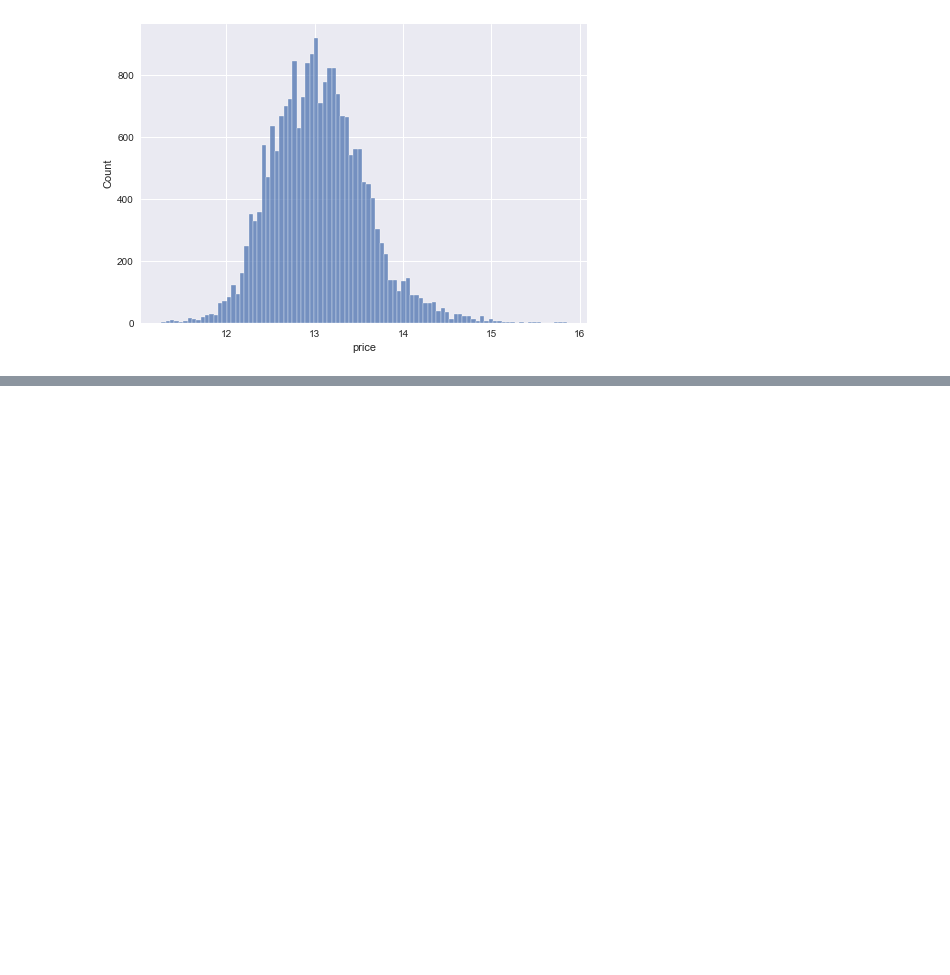
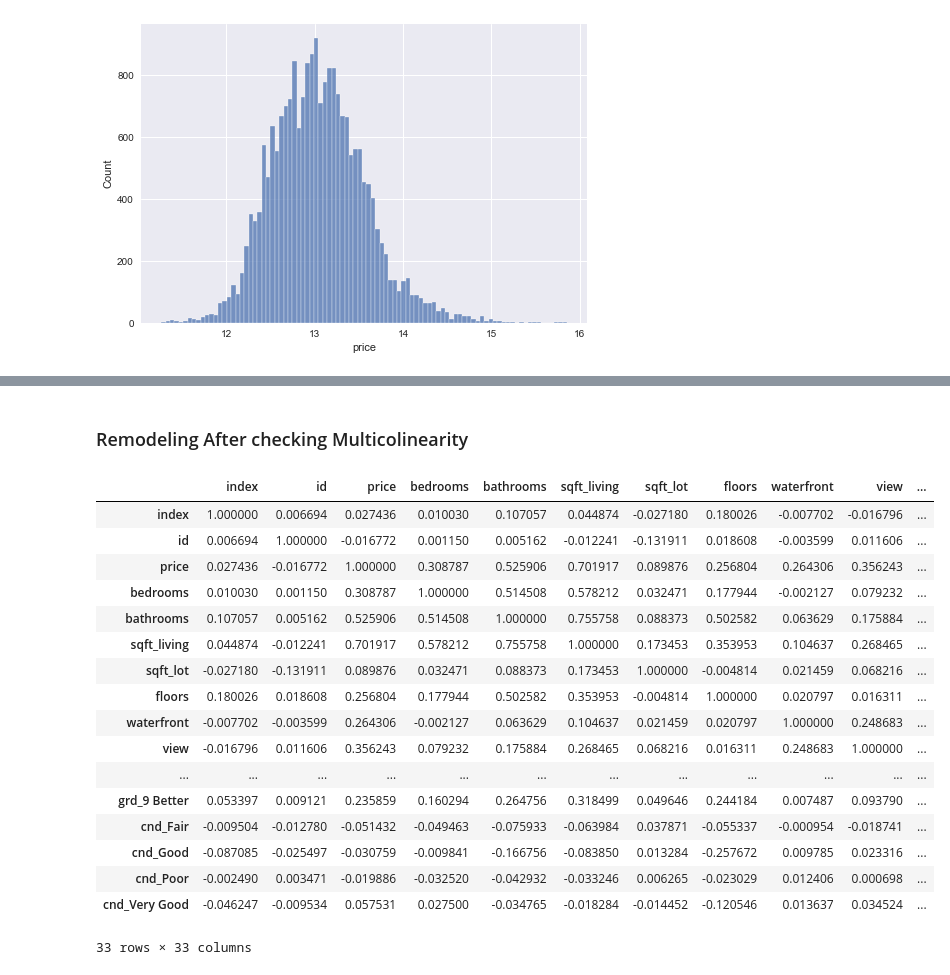
Before and after one commit to henrysvg/dsc-phase-2-project-v2-3, a Jupyter notebook: student.ipynb, the cells around one changed output, grey strips where cells are left out. Cells and saved outputs as stored; diff of their text form; code cells hidden in the pictures; blank space fills up the shorter version.

```diff
--- a/student.ipynb
+++ b/student.ipynb
@@ -526,0 +527,23 @@ fig = sm.graphics.qqplot(model2.resid, dist=stats.norm, line='45', fit=True)
+# %% [markdown]
+### Remodeling After checking Multicolinearity
+# %%
+data.corr()
+# %% [output]
+|  | index | id | price | bedrooms | bathrooms | sqft_living | sqft_lot | floors | waterfront | view | ... |
+| index | 1.000000 | 0.006694 | 0.027436 | 0.010030 | 0.107057 | 0.044874 | -0.027180 | 0.180026 | -0.007702 | -0.016796 | ... |
+| id | 0.006694 | 1.000000 | -0.016772 | 0.001150 | 0.005162 | -0.012241 | -0.131911 | 0.018608 | -0.003599 | 0.011606 | ... |
+| price | 0.027436 | -0.016772 | 1.000000 | 0.308787 | 0.525906 | 0.701917 | 0.089876 | 0.256804 | 0.264306 | 0.356243 | ... |
+| bedrooms | 0.010030 | 0.001150 | 0.308787 | 1.000000 | 0.514508 | 0.578212 | 0.032471 | 0.177944 | -0.002127 | 0.079232 | ... |
+| bathrooms | 0.107057 | 0.005162 | 0.525906 | 0.514508 | 1.000000 | 0.755758 | 0.088373 | 0.502582 | 0.063629 | 0.175884 | ... |
+| sqft_living | 0.044874 | -0.012241 | 0.701917 | 0.578212 | 0.755758 | 1.000000 | 0.173453 | 0.353953 | 0.104637 | 0.268465 | ... |
+| sqft_lot | -0.027180 | -0.131911 | 0.089876 | 0.032471 | 0.088373 | 0.173453 | 1.000000 | -0.004814 | 0.021459 | 0.068216 | ... |
+| floors | 0.180026 | 0.018608 | 0.256804 | 0.177944 | 0.502582 | 0.353953 | -0.004814 | 1.000000 | 0.020797 | 0.016311 | ... |
+| waterfront | -0.007702 | -0.003599 | 0.264306 | -0.002127 | 0.063629 | 0.104637 | 0.021459 | 0.020797 | 1.000000 | 0.248683 | ... |
+| view | -0.016796 | 0.011606 | 0.356243 | 0.079232 | 0.175884 | 0.268465 | 0.068216 | 0.016311 | 0.248683 | 1.000000 | ... |
+| ... | ... | ... | ... | ... | ... | ... | ... | ... | ... | ... | ... |
+| grd_9 Better | 0.053397 | 0.009121 | 0.235859 | 0.160294 | 0.264756 | 0.318499 | 0.049646 | 0.244184 | 0.007487 | 0.093790 | ... |
+| cnd_Fair | -0.009504 | -0.012780 | -0.051432 | -0.049463 | -0.075933 | -0.063984 | 0.037871 | -0.055337 | -0.000954 | -0.018741 | ... |
+| cnd_Good | -0.087085 | -0.025497 | -0.030759 | -0.009841 | -0.166756 | -0.083850 | 0.013284 | -0.257672 | 0.009785 | 0.023316 | ... |
+| cnd_Poor | -0.002490 | 0.003471 | -0.019886 | -0.032520 | -0.042932 | -0.033246 | 0.006265 | -0.023029 | 0.012406 | 0.000698 | ... |
+| cnd_Very Good | -0.046247 | -0.009534 | 0.057531 | 0.027500 | -0.034765 | -0.018284 | -0.014452 | -0.120546 | 0.013637 | 0.034524 | ... |
+33 rows × 33 columns
```
Also changed, not shown: parts of 17 cells of this notebook.
